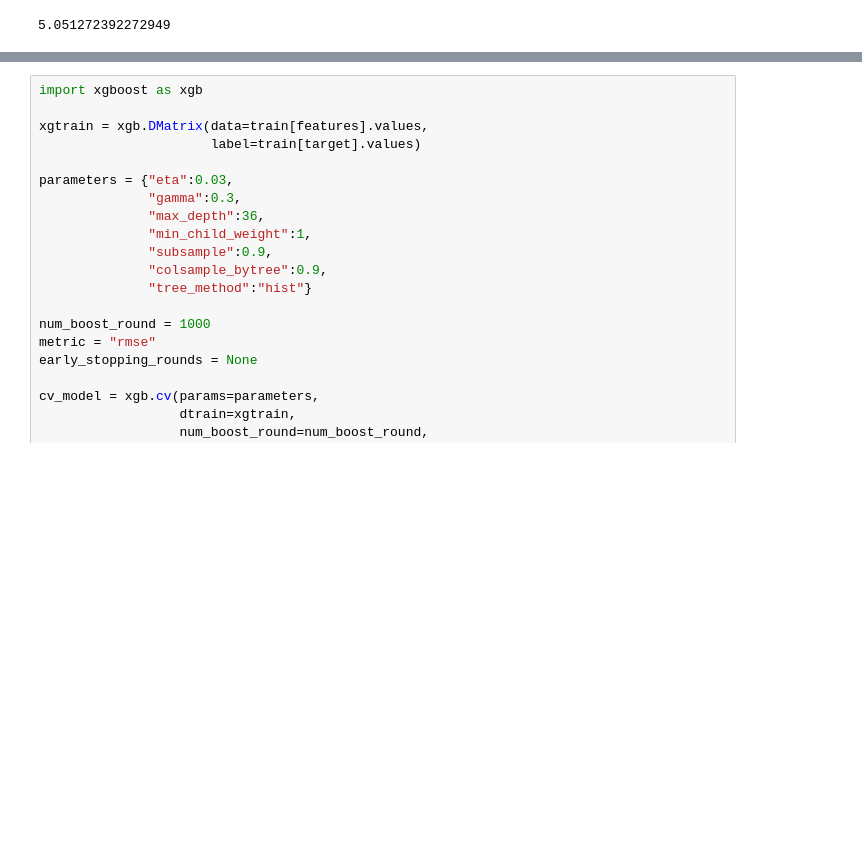
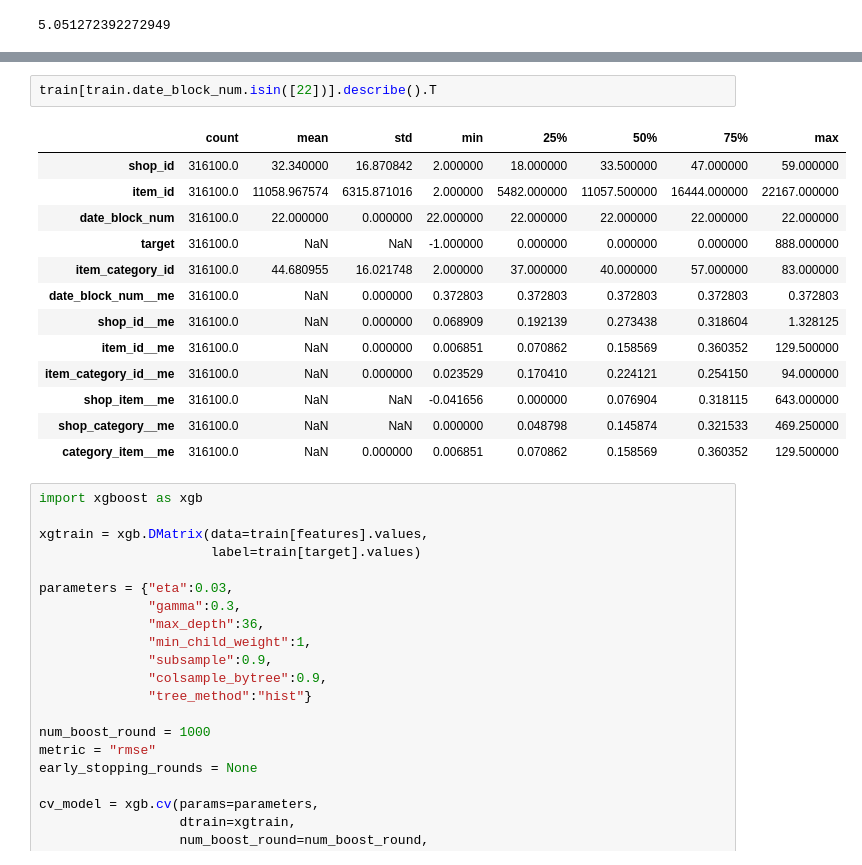
Before and after one commit to caneiro/future_sales_1c_company, a Jupyter notebook: notebooks/04_Feature_Engineering_00_Basic_Aggregations.ipynb, the cells around one changed output, grey strips where cells are left out. Drawn from its saved outputs; the diff is of its cells as text; blank space fills up the shorter version.

```diff
--- a/notebooks/04_Feature_Engineering_00_Basic_Aggregations.ipynb
+++ b/notebooks/04_Feature_Engineering_00_Basic_Aggregations.ipynb
@@ -319,3 +366,19 @@ model = XGBRegressor(random_state=seed)
+# %%
+train[train.date_block_num.isin([22])].describe().T
+# %% [output]
+|  | count | mean | std | min | 25% | 50% | 75% | max |
+| shop_id | 316100.0 | 32.340000 | 16.870842 | 2.000000 | 18.000000 | 33.500000 | 47.000000 | 59.000000 |
+| item_id | 316100.0 | 11058.967574 | 6315.871016 | 2.000000 | 5482.000000 | 11057.500000 | 16444.000000 | 22167.000000 |
+| date_block_num | 316100.0 | 22.000000 | 0.000000 | 22.000000 | 22.000000 | 22.000000 | 22.000000 | 22.000000 |
+| target | 316100.0 | NaN | NaN | -1.000000 | 0.000000 | 0.000000 | 0.000000 | 888.000000 |
+| item_category_id | 316100.0 | 44.680955 | 16.021748 | 2.000000 | 37.000000 | 40.000000 | 57.000000 | 83.000000 |
+| date_block_num__me | 316100.0 | NaN | 0.000000 | 0.372803 | 0.372803 | 0.372803 | 0.372803 | 0.372803 |
+| shop_id__me | 316100.0 | NaN | 0.000000 | 0.068909 | 0.192139 | 0.273438 | 0.318604 | 1.328125 |
+| item_id__me | 316100.0 | NaN | 0.000000 | 0.006851 | 0.070862 | 0.158569 | 0.360352 | 129.500000 |
+| item_category_id__me | 316100.0 | NaN | 0.000000 | 0.023529 | 0.170410 | 0.224121 | 0.254150 | 94.000000 |
+| shop_item__me | 316100.0 | NaN | NaN | -0.041656 | 0.000000 | 0.076904 | 0.318115 | 643.000000 |
+| shop_category__me | 316100.0 | NaN | NaN | 0.000000 | 0.048798 | 0.145874 | 0.321533 | 469.250000 |
+| category_item__me | 316100.0 | NaN | 0.000000 | 0.006851 | 0.070862 | 0.158569 | 0.360352 | 129.500000 |
 # %%
 import xgboost as xgb
 
```
Also changed, not shown: parts of 14 cells of this notebook.
